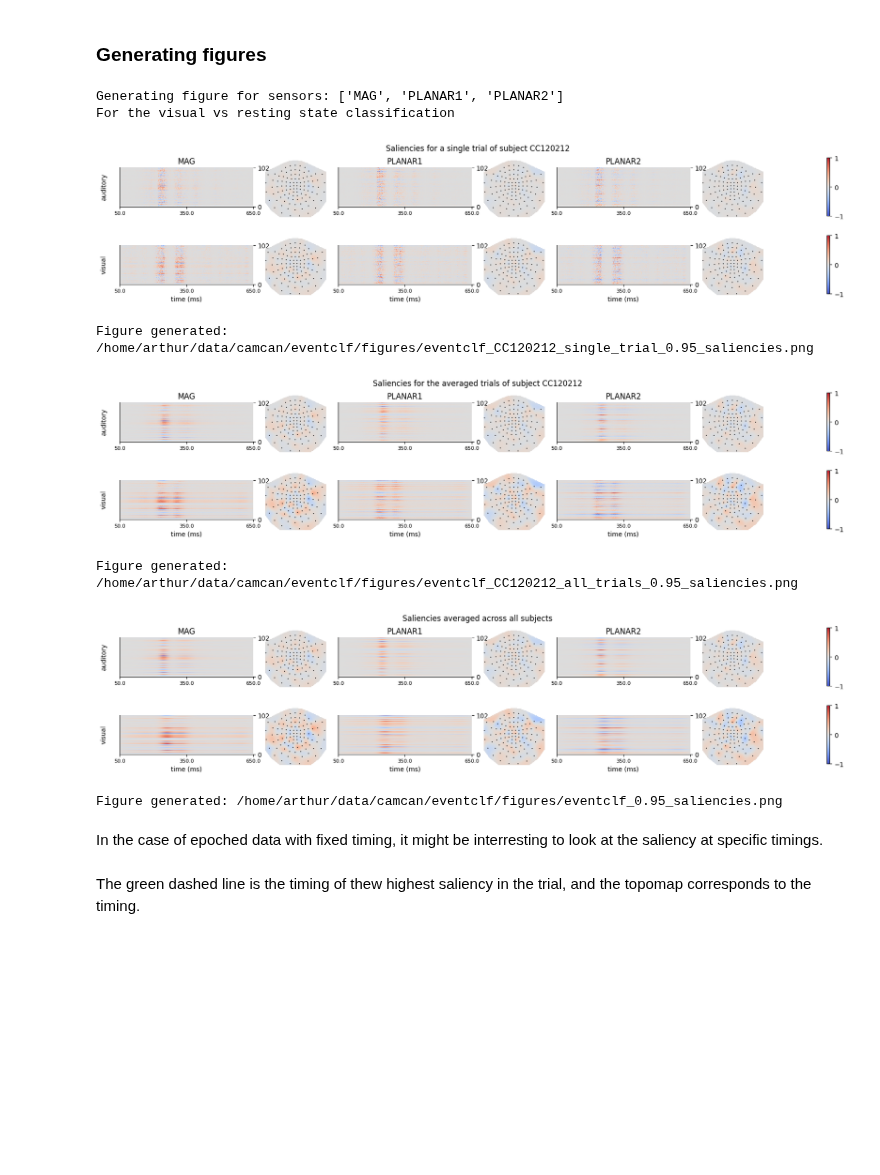
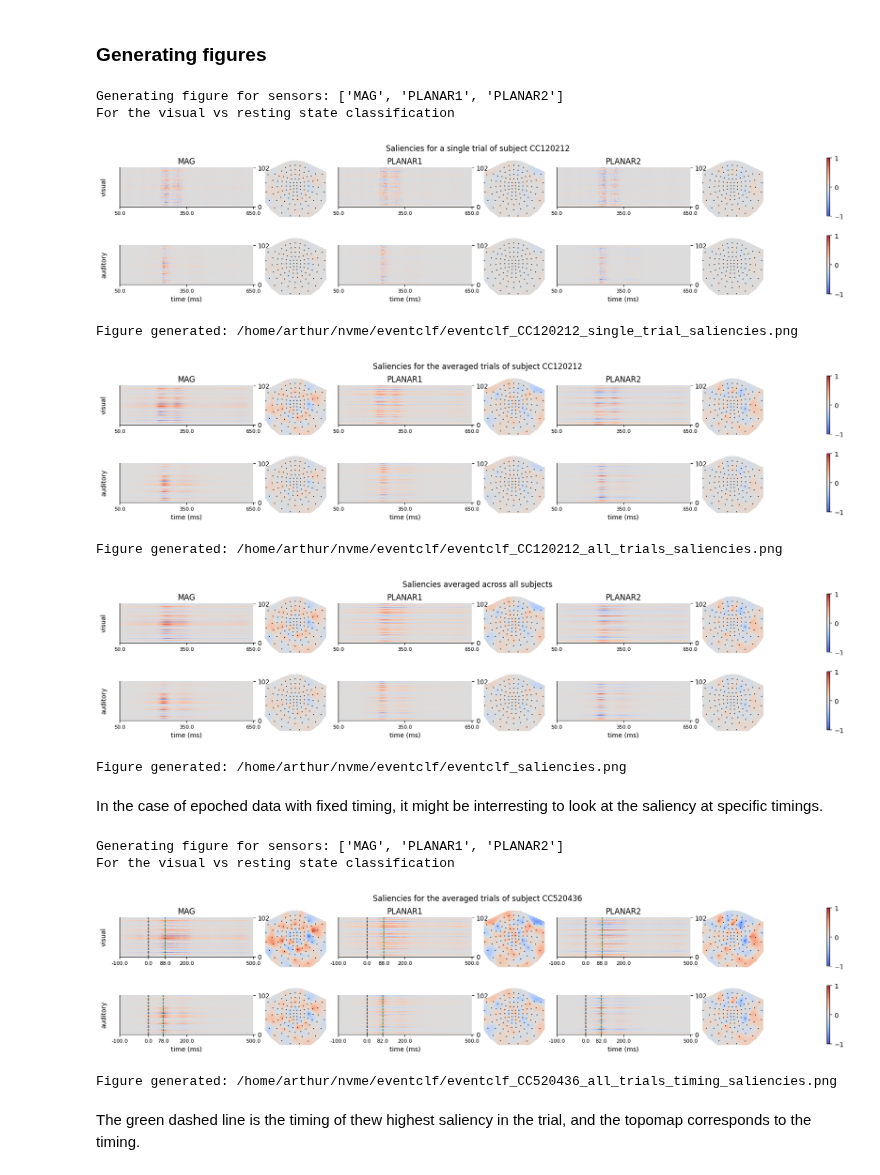
Before and after one commit to arthurdehgan/meegnet, a Jupyter notebook: notebooks/visu_saliency.ipynb, the cells around one changed output. Saved outputs shown, nothing was run; the diff lists cells and outputs as text; code cells hidden in the pictures; blank space fills up the shorter version.

Commit message:
adding saliency notebook for tutorials and paper

```diff
--- a/notebooks/visu_saliency.ipynb
+++ b/notebooks/visu_saliency.ipynb
@@ -34,7 +35,7 @@ n_samples = None # We will use all trials for each subject
 
 # Setting up paths
 classif = "eventclf" # also used for naming files and for model name
-save_path = f"/home/arthur/data/camcan/{classif}"
+save_path = f"/home/arthur/nvme/{classif}"
 model_path = save_path
 # %% [markdown]
 ### Loading the Model
@@ -50,7 +51,7 @@ net_option = "meegnet"
 # name of the model
 name = f"{classif}_{net_option}_{seed}_{n_channels}"
 
-my_model = mn.Model(name, net_option, input_size, n_outputs, save_path=save_path)
+my_model = Model(name, net_option, input_size, n_outputs, save_path=save_path)
 # my_model.from_pretrained()
 model_path = os.path.join(save_path, name + ".pt")
 my_model.load(model_path)
@@ -62,19 +63,19 @@ Model Loaded.
 
 If the data was set-up correctly, we use participands_info.csv in order to generate a subject list and select a random subject for generating figures.
 # %%
-dataset = EpochedDataset(
+dataset = Dataset(
     sfreq=500, # sampling frequency of 500Hz
     n_subjects=n_subjects,
     n_samples=n_samples,
     sensortype='ALL', # we use MAG GRAD GRAD here
     lso=True,
     random_state=seed,
+    target_labels = ['visual', 'auditory']
 )
 dataset.preload(save_path)
-subj_list = dataset.subject_list
 
 np.random.seed(seed)
-random_subject_idx = np.random.choice(np.arange(len(subj_list)))
+random_subject_idx = np.random.choice(np.arange(len(dataset.subject_list)))
 # %% [markdown]
 ### Compute Saliency maps
 
@@ -146,9 +140,9 @@ print(f"Generating figure for sensors: {sensors}")
 print(f"For the visual vs resting state classification")
 
 # First load all computed saliencies
-for i, sub in enumerate(tqdm(subj_list)):
+for i, sub in enumerate(tqdm(dataset.subject_list)):
     sub_saliencies = defaultdict(lambda: {})
-    for label in labels:
+    for label in dataset.target_labels:
         nofile = False
         for saliency_type in saliency_types:
             lab = f"_{label}"
@@ -191,7 +185,7 @@ for i, sub in enumerate(tqdm(subj_list)):
             key: val[np.random.choice(np.arange(len(val)))]
             for key, val in data_dict.items()
         }
-        out_path = mv.generate_saliency_figure(
+        out_path = generate_saliency_figure(
             temp,
             info=info,
             save_path=save_path,
@@ -205,7 +199,7 @@ for i, sub in enumerate(tqdm(subj_list)):
         )
         print(f"Figure generated: {out_path}")
         temp = {key: np.mean(val, axis=0) for key, val in data_dict.items()}
-        out_path = mv.generate_saliency_figure(
+        out_path = generate_saliency_figure(
             temp,
             info=info,
             save_path=save_path,
@@ -222,7 +216,7 @@ for i, sub in enumerate(tqdm(subj_list)):
         random_subject_idx += 1
         continue
 
-for label in labels:
+for label in dataset.target_labels:
     for saliency_type in saliency_types:
         if type(all_saliencies[saliency_type][label]) == list:
             all_saliencies[saliency_type][label] = np.array(
@@ -232,7 +226,7 @@ for label in labels:
 data_dict = get_saliency_data(all_saliencies)
 final_dict = {key: np.mean(val, axis=0)[np.newaxis] for key, val in data_dict.items()}
 
-out_path = mv.generate_saliency_figure(
+out_path = generate_saliency_figure(
     final_dict,
     info=info,
     save_path=save_path,
@@ -249,11 +243,11 @@ print(f"Figure generated: {out_path}")
 Generating figure for sensors: ['MAG', 'PLANAR1', 'PLANAR2']
 For the visual vs resting state classification
 [figure]
-Figure generated: /home/arthur/data/camcan/eventclf/figures/eventclf_CC120212_single_trial_0.95_saliencies.png
+Figure generated: /home/arthur/nvme/eventclf/eventclf_CC120212_single_trial_saliencies.png
 [figure]
-Figure generated: /home/arthur/data/camcan/eventclf/figures/eventclf_CC120212_all_trials_0.95_saliencies.png
+Figure generated: /home/arthur/nvme/eventclf/eventclf_CC120212_all_trials_saliencies.png
 [figure]
-Figure generated: /home/arthur/data/camcan/eventclf/figures/eventclf_0.95_saliencies.png
+Figure generated: /home/arthur/nvme/eventclf/eventclf_saliencies.png
 # %% [markdown]
 In the case of epoched data with fixed timing, it might be interresting to look at the saliency at specific timings.
 # %%
@@ -261,7 +255,7 @@ stim_tick = 150 # The timing for the stimulus is 150ms
 
 # Choose a random subject:
 random_sub_id = 42
-sub = subj_list[random_sub_id]
+sub = dataset.subject_list[random_sub_id]
 i = random_sub_id
 
 
@@ -270,7 +264,7 @@ print(f"For the visual vs resting state classification")
 
 # Loading data and generating figure:
 sub_saliencies = defaultdict(lambda: {})
-for label in labels:
+for label in dataset.target_labels:
     nofile = False
     for saliency_type in saliency_types:
         lab = f"_{label}"
@@ -289,33 +283,38 @@ for label in labels:
         else:
             nofile = True
             continue
         if len(saliencies.shape) == 3:
             saliencies = saliencies[np.newaxis, ...]  # If only one saliency in file
         elif len(saliencies.shape) != 4:
             nofile = True
             continue
     if nofile:
         continue
 
 data_dict = get_saliency_data(sub_saliencies)
 for val in data_dict.values():
     if val.size == 0:
         skip = True
         break
 temp = {key: np.mean(val, axis=0) for key, val in data_dict.items()}
-out_path = mv.generate_saliency_figure(
+out_path = generate_saliency_figure(
     temp,
     info=info,
     save_path=save_path,
     suffix=f"{classif}_{sub}_all_trials_timing",
     sensors=sensors,
     title=f"Saliencies for the averaged trials of subject {sub}",
     cmap=cmap,
     show=True,
     topomap="window",
     edge=50,
     stim_tick=stim_tick,
 );
 print(f"Figure generated: {out_path}");
+# %% [output]
+Generating figure for sensors: ['MAG', 'PLANAR1', 'PLANAR2']
+For the visual vs resting state classification
+[figure, added]
+Figure generated: /home/arthur/nvme/eventclf/eventclf_CC520436_all_trials_timing_saliencies.png
 # %% [markdown]
 The green dashed line is the timing of thew highest saliency in the trial, and the topomap corresponds to the timing.
```
Also changed, not shown: parts of 2 cells of this notebook, 1 other file.
